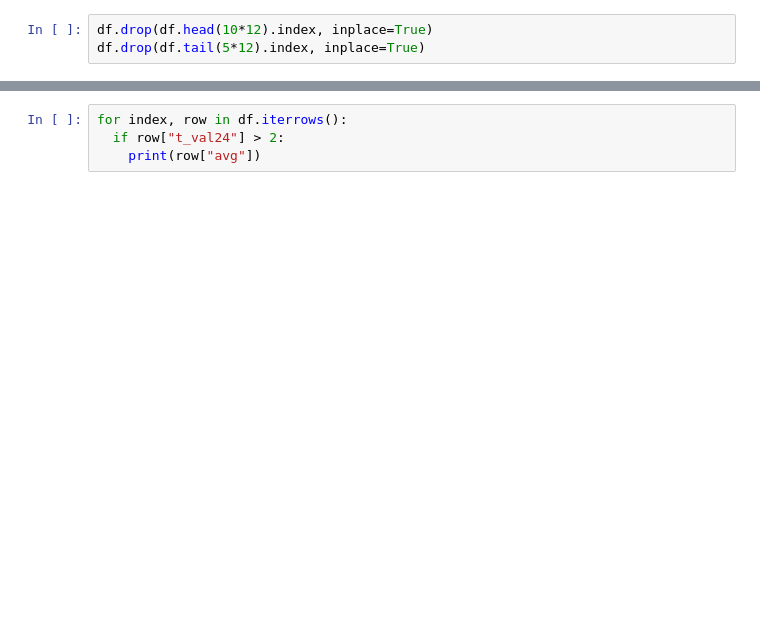
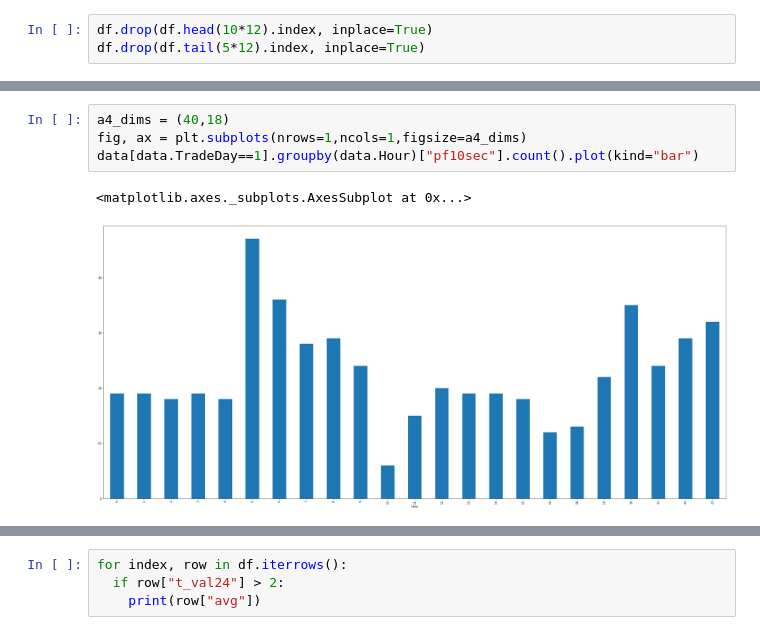
Before and after one commit to hublun/TWSApi, a Jupyter notebook: IBApi_Historical_T_Analysis.ipynb, the cells around one changed output, grey strips where cells are left out. Cells and saved outputs as stored; diff of their text form; blank space fills up the shorter version.

```diff
--- a/IBApi_Historical_T_Analysis.ipynb
+++ b/IBApi_Historical_T_Analysis.ipynb
@@ -95,3 +71,10 @@ plt.show()
+# %%
+a4_dims = (40,18)
+fig, ax = plt.subplots(nrows=1,ncols=1,figsize=a4_dims)
+data[data.TradeDay==1].groupby(data.Hour)["pf10sec"].count().plot(kind="bar")
+# %% [output]
+<matplotlib.axes._subplots.AxesSubplot at 0x...>
+[figure, added]
 # %%
 fig, ax = plt.subplots(figsize=a4_dims)
 sns.distplot(df.t)
```
Also changed, not shown: parts of 14 cells of this notebook.
